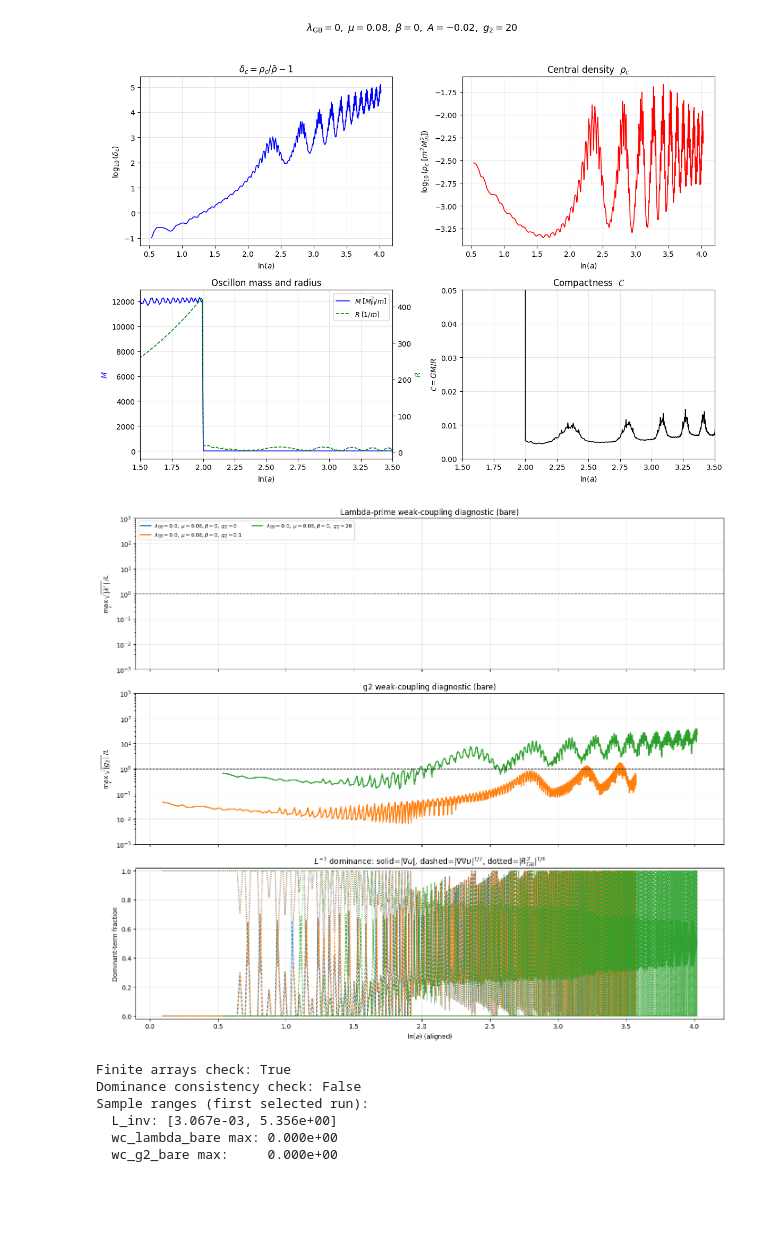
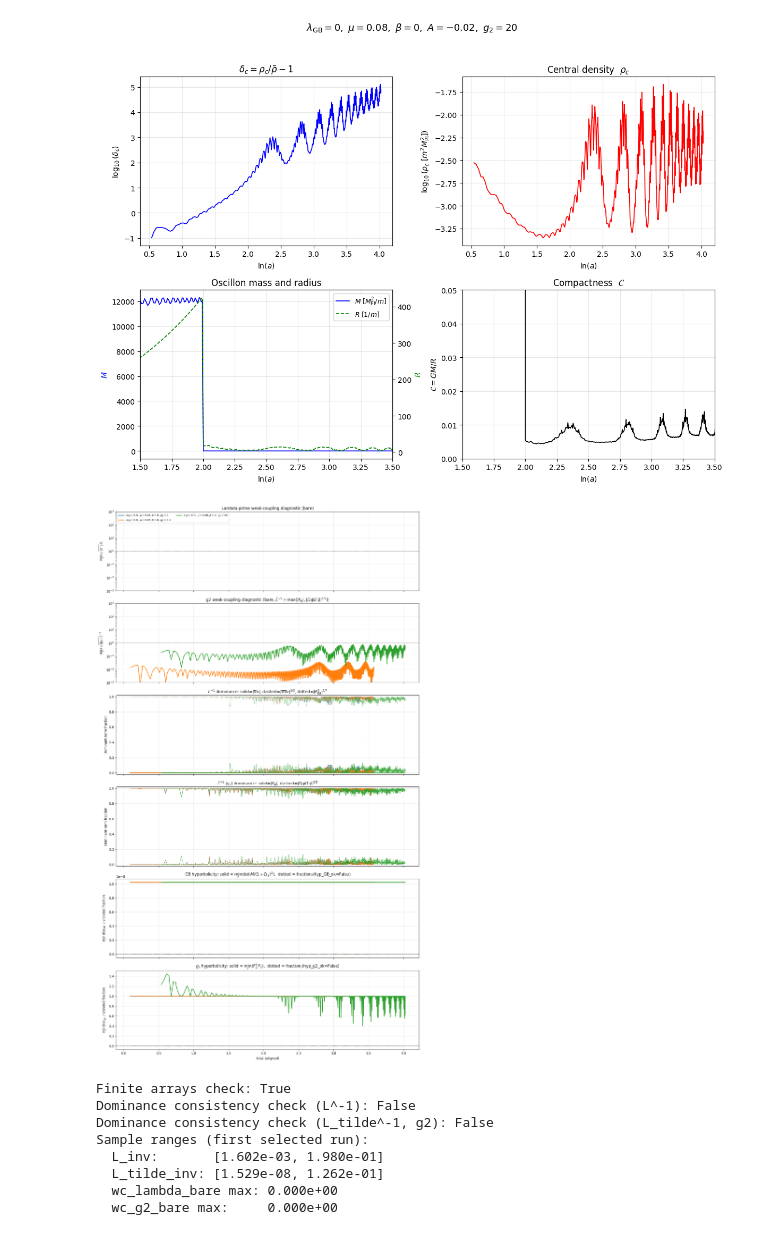
Before and after one commit to GRSerdar/0scillons, a Jupyter notebook: February26Oscillons/Feb26/RunningCode/DATA/g2_comparison.ipynb, the cells around one changed output. Saved outputs shown, nothing was run; the diff lists cells and outputs as text; code cells hidden in the pictures; blank space fills up the shorter version.

```diff
--- a/February26Oscillons/Feb26/RunningCode/DATA/g2_comparison.ipynb
+++ b/February26Oscillons/Feb26/RunningCode/DATA/g2_comparison.ipynb
@@ -737,17 +738,21 @@ else:
 # %% [output]
 [figure]
 # %%
-# ## 10 — EFT weak-coupling diagnostics
+# ## 10 — EFT weak-coupling diagnostics and hyperbolicity
 # Tracks:
-#  - wc_lambda = sqrt(|lambda'|) /L
-#  - wc_g2     = sqrt(|g2|) / L
+#  - wc_lambda = sqrt(|lambda'|) * L^{-1}
+#  - wc_g2     = sqrt(|g2|)      * L_tilde^{-1}   (g2-specific length scale)
+#  - L^{-1}       dominance fractions (|grad u|, |hess u|^{1/2}, |R_GB^2|^{1/4})
+#  - L_tilde^{-1} dominance fractions (|K_phi|, |D_i phi D^i phi|^{1/2})
+#  - GB hyperbolicity: min_r(disc_GB) and violated-fraction (hyp_GB_ok == False)
+#  - g2 hyperbolicity: min_r(disc_g2) and violated-fraction (hyp_g2_ok == False)
 # Bare (paper/GRChombo) conventions only — the sigmoid- and Sigma-dressed
 # "code" versions are not physical comparables and have been removed.
 
 USE_ALIGNED_EFT = True
 R_EFT_MAX = 100.0
 
-fig, axes = plt.subplots(3, 1, figsize=(14, 12), sharex=True)
+fig, axes = plt.subplots(6, 1, figsize=(14, 24), sharex=True)
 cmap = plt.cm.tab10
 
 if len(keys_to_plot) == 0:
@@ -788,8 +793,34 @@ else:
         axes[2].plot(x, frac_hess, color=color, lw=1.2, ls="--", alpha=0.9)
         axes[2].plot(x, frac_gb, color=color, lw=1.2, ls=":", alpha=0.9)
 
+        # Panel 3: L_tilde^{-1} (g2) dominance — K_phi vs |D_i phi D^i phi|^{1/2}
+        if "dominant_g2_term_idx" in eft:
+            dom_g2 = eft["dominant_g2_term_idx"][:, r_mask]
+            frac_Kphi = np.mean(dom_g2 == 0, axis=1)
+            frac_gradphi = np.mean(dom_g2 == 1, axis=1)
+            axes[3].plot(x, frac_Kphi, color=color, lw=1.2, alpha=0.9)
+            axes[3].plot(x, frac_gradphi, color=color, lw=1.2, ls="--", alpha=0.9)
+
+        # Panel 4: GB hyperbolicity
+        if "disc_GB" in eft:
+            disc_GB_min = np.nanmin(eft["disc_GB"][:, r_mask], axis=1)
+            axes[4].plot(x, disc_GB_min, color=color, lw=1.8, label=label)
+            if "hyp_GB_ok" in eft:
+                frac_bad_GB = 1.0 - np.mean(eft["hyp_GB_ok"][:, r_mask], axis=1)
+                axes[4].plot(x, frac_bad_GB, color=color, lw=1.0, ls=":", alpha=0.7)
+
+        # Panel 5: g2 hyperbolicity
+        if "disc_g2" in eft:
+            disc_g2_min = np.nanmin(eft["disc_g2"][:, r_mask], axis=1)
+            axes[5].plot(x, disc_g2_min, color=color, lw=1.8, label=label)
+            if "hyp_g2_ok" in eft:
+                frac_bad_g2 = 1.0 - np.mean(eft["hyp_g2_ok"][:, r_mask], axis=1)
+                axes[5].plot(x, frac_bad_g2, color=color, lw=1.0, ls=":", alpha=0.7)
+
     axes[0].axhline(1.0, color="k", lw=1.0, ls="--", alpha=0.8)
     axes[1].axhline(1.0, color="k", lw=1.0, ls="--", alpha=0.8)
+    axes[4].axhline(0.0, color="k", lw=1.0, ls="--", alpha=0.8)
+    axes[5].axhline(0.0, color="k", lw=1.0, ls="--", alpha=0.8)
 
     axes[0].set_ylabel(r"$\max_r\,\sqrt{|\lambda'|}\,/L$")
     axes[0].set_title("Lambda-prime weak-coupling diagnostic (bare)")
@@ -797,8 +828,8 @@ else:
     axes[0].set_ylim(1e-3, 1e3)
     axes[0].grid(True, alpha=0.3)
 
-    axes[1].set_ylabel(r"$\max_r\,\sqrt{|g_2|}\,/L$")
-    axes[1].set_title("g2 weak-coupling diagnostic (bare)")
+    axes[1].set_ylabel(r"$\max_r\,\sqrt{|g_2|}\,\tilde{L}^{-1}$")
+    axes[1].set_title(r"g2 weak-coupling diagnostic (bare, $\tilde{L}^{-1}=\max(|K_\phi|,|D_i\phi D^i\phi|^{1/2})$)")
     axes[1].set_yscale("log")
     axes[1].set_ylim(1e-3, 1e3)
     axes[1].grid(True, alpha=0.3)
@@ -807,41 +838,65 @@ else:
     axes[2].set_ylim(-0.02, 1.02)
     axes[2].set_title(r"$L^{-1}$ dominance: solid=$|\nabla u|$, dashed=$|\nabla\nabla u|^{1/2}$, dotted=$|R_{GB}^2|^{1/4}$")
     axes[2].grid(True, alpha=0.3)
 
-    axes[2].set_xlabel(r"$\ln(a)$" + (" (aligned)" if USE_ALIGNED_EFT else ""))
+    axes[3].set_ylabel("Dominant-term fraction")
+    axes[3].set_ylim(-0.02, 1.02)
+    axes[3].set_title(r"$\tilde{L}^{-1}$ ($g_2$) dominance: solid=$|K_\phi|$, dashed=$|D_i\phi D^i\phi|^{1/2}$")
+    axes[3].grid(True, alpha=0.3)
+
+    axes[4].set_ylabel(r"$\min_r\,\mathrm{disc}_{\rm GB}$ / violated fraction")
+    axes[4].set_title(r"GB hyperbolicity: solid = $\min_r(\det M / (1+\Omega_{\parallel})^2)$,  dotted = fraction$_r$(hyp_GB_ok=False)")
+    #axes[4].set_yscale("symlog", linthresh=1e-3)
+    axes[4].grid(True, alpha=0.3)
+
+    axes[5].set_ylabel(r"$\min_r\,\mathrm{disc}_{g_2}$ / violated fraction")
+    axes[5].set_title(r"$g_2$ hyperbolicity: solid = $\min_r(F_1^{3} F_2)$,  dotted = fraction$_r$(hyp_g2_ok=False)")
+    #axes[5].set_yscale("symlog", linthresh=1e-3)
+    axes[5].grid(True, alpha=0.3)
+
+    axes[5].set_xlabel(r"$\ln(a)$" + (" (aligned)" if USE_ALIGNED_EFT else ""))
     axes[0].legend(fontsize=8, ncol=2, loc="upper left")
 
     fig.tight_layout()
     plt.show()
 
     # --- sanity checks on the first selected run ---
     dcheck = all_runs[first_key]["eft"]
     finite_ok = (
         np.isfinite(dcheck["L_inv"]).all()
         and np.isfinite(dcheck["wc_lambda_bare"]).all()
         and np.isfinite(dcheck["wc_g2_bare"]).all()
     )
     print(f"Finite arrays check: {finite_ok}")
 
     terms = np.stack([
         dcheck["term_grad_u"],
         dcheck["term_hess_u_sqrt"],
         dcheck["term_gb_quarter"],
     ], axis=0)
     dom_from_terms = np.argmax(terms, axis=0)
     dom_match = np.array_equal(dom_from_terms, dcheck["dominant_term_idx"])
-    print(f"Dominance consistency check: {dom_match}")
+    print(f"Dominance consistency check (L^-1): {dom_match}")
+
+    if "dominant_g2_term_idx" in dcheck:
+        terms_g2 = np.stack([dcheck["K_phi"], dcheck["grad_phi_spatial"]], axis=0)
+        dom_g2_from_terms = np.argmax(terms_g2, axis=0)
+        dom_g2_match = np.array_equal(dom_g2_from_terms, dcheck["dominant_g2_term_idx"])
+        print(f"Dominance consistency check (L_tilde^-1, g2): {dom_g2_match}")
 
     print("Sample ranges (first selected run):")
-    print(f"  L_inv: [{np.nanmin(dcheck['L_inv']):.3e}, {np.nanmax(dcheck['L_inv']):.3e}]")
+    print(f"  L_inv:       [{np.nanmin(dcheck['L_inv']):.3e}, {np.nanmax(dcheck['L_inv']):.3e}]")
+    print(f"  L_tilde_inv: [{np.nanmin(dcheck.get('L_tilde_inv', [np.nan])):.3e}, {np.nanmax(dcheck.get('L_tilde_inv', [np.nan])):.3e}]")
     print(f"  wc_lambda_bare max: {np.nanmax(dcheck['wc_lambda_bare']):.3e}")
     print(f"  wc_g2_bare max:     {np.nanmax(dcheck['wc_g2_bare']):.3e}")
 # %% [output]
-[figure, old version]
+[figure, new version]
 Finite arrays check: True
-Dominance consistency check: False
+Dominance consistency check (L^-1): False
+Dominance consistency check (L_tilde^-1, g2): False
 Sample ranges (first selected run):
-  L_inv: [3.067e-03, 5.356e+00]
+  L_inv:       [1.602e-03, 1.980e-01]
+  L_tilde_inv: [1.529e-08, 1.262e-01]
   wc_lambda_bare max: 0.000e+00
   wc_g2_bare max:     0.000e+00
 # %%
```
Also changed, not shown: parts of 2 cells of this notebook, 8 other files.
